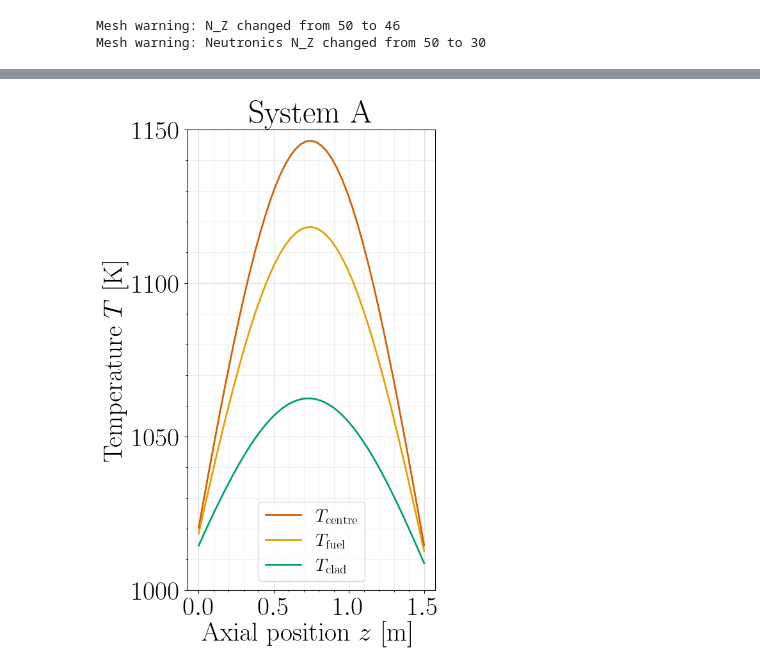
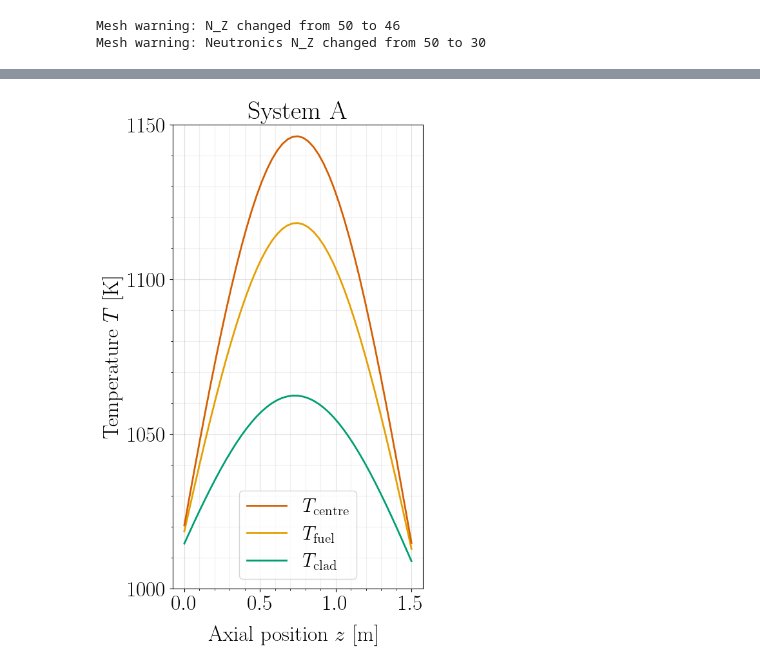
Before and after one commit to Karlandersson02/CoupledHeatPipeReactor, a Jupyter notebook: scripts/reactors/comparisons.ipynb, the cells around one changed output, grey strips where cells are left out. Drawn from its saved outputs; the diff is of its cells as text; code cells hidden in the pictures.

```diff
--- a/scripts/reactors/comparisons.ipynb
+++ b/scripts/reactors/comparisons.ipynb
@@ -46,11 +46,11 @@ vap_reactor_full   = VapourReactor(cfg)
 
 vap_reactor.heatpipe.solid.k_temperature = 1100
 
-static_T = 900
+static_T = 1100
 iso_reactor.set_variable_neutron_data(False, static_T)
 vap_reactor.set_variable_neutron_data(False, static_T)
-vap_reactor_coarse.set_variable_k(True)
-vap_reactor_coarse.set_variable_neutron_data(True)
+vap_reactor_coarse.set_variable_k(False)
+vap_reactor_coarse.set_variable_neutron_data(False)
 vap_reactor_full.set_variable_k(True)
 vap_reactor_full.set_variable_neutron_data(True)
 
@@ -417,4 +500,5 @@ plt.show()
 # %%
+plt.rcParams["font.size"] = 24
 fig, ax1 = plt.subplots(
     1, 1,
     figsize=(5, 10),
@@ -473,38 +557,40 @@ for ax in (ax1,):
     ax.grid(which="major", alpha=0.4)
     ax.grid(which="minor", alpha=0.2)
     ax.xaxis.set_major_locator(MultipleLocator(0.5))
     ax.yaxis.set_major_locator(MultipleLocator(50))
 
-ax1.set_ylabel(r"Temperature $T$ [\si{\kelvin}]", fontsize=30)
-fig.supxlabel(r"Axial position $z$ [$\si{\meter}$]", fontsize=30)
+ax1.set_ylabel(r"Temperature $T$ [\si{\kelvin}]", fontsize=24)
+fig.supxlabel(r"Axial position $z$ [$\si{\meter}$]", fontsize=24)
 
 ax1.set_ylim((1000, 1150))
 
 ax1.set_title("System A")
 
 ax1.xaxis.set_major_locator(MultipleLocator(0.5))
 
 color_handles = [
     Line2D([0], [0], color=quantity_colors["centre"],  lw=2, linestyle="-", label=r"$T_\text{centre}$"),
     Line2D([0], [0], color=quantity_colors["fuel"], lw=2, linestyle="-", label=r"$T_\text{fuel}$"),
     Line2D([0], [0], color=quantity_colors["clad"], lw=2, linestyle="-", label=r"$T_\text{clad}$"),
 ]
 
 ax1.legend(
     handles=color_handles,
     ncol=1,
-    fontsize=20
+    fontsize=22
 )
 
 fig.subplots_adjust(
     top=0.82,
     bottom=0.1
 )
 
-plt.savefig(r"./outputs/report_figures/reactor_results/axial_fuelpin.pdf", bbox_inches="tight")
+# plt.savefig(r"./outputs/report_figures/reactor_results/axial_fuelpin.pdf", bbox_inches="tight")
 plt.show()
+
+plt.rcParams["font.size"] = 30
 # %% [output]
-[figure, old version]
+[figure, new version]
 # %%
 import numpy as np
 
```
Also changed, not shown: parts of 6 cells of this notebook, 2 other files.
